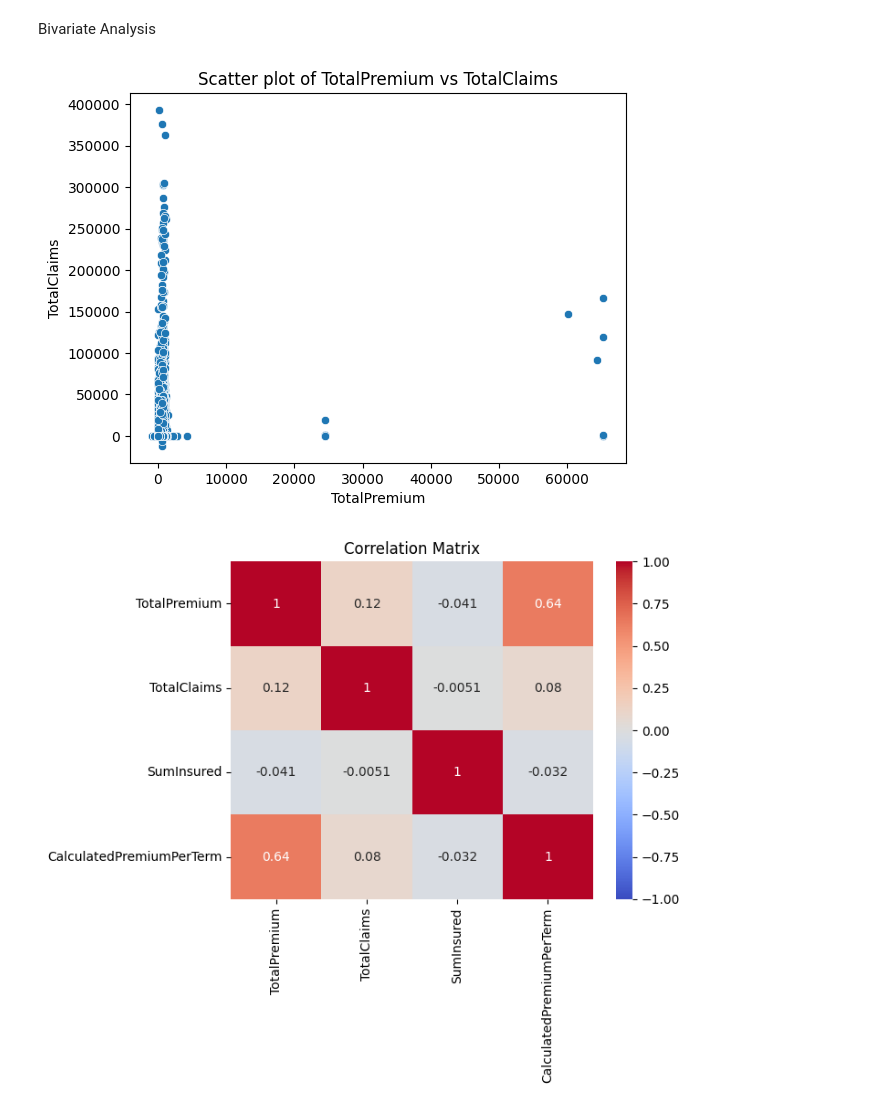
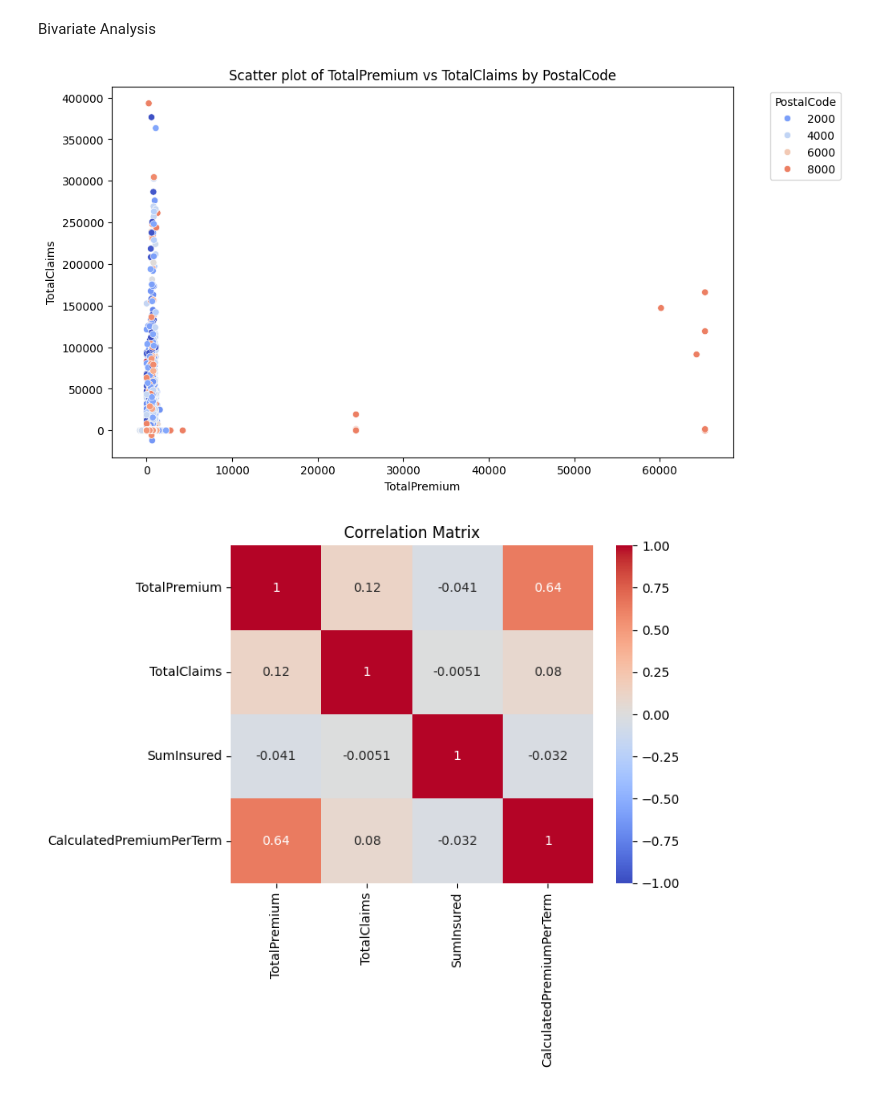
Before and after one commit to YonatanMoges/insurance-data-analysis, a Jupyter notebook: notebook/eda.ipynb, the cells around one changed output. Drawn from its saved outputs; the diff is of its cells as text; code cells hidden in the pictures.

Commit message:
Advanced Visualizations

```diff
--- a/notebook/eda.ipynb
+++ b/notebook/eda.ipynb
@@ -126,9 +126,9 @@ eda.plot_categorical_bar(df, categorical_columns)
 Bivariate Analysis
 # %%
 # Scatter plot of TotalPremium vs TotalClaims
-eda.plot_scatter(df, 'TotalPremium', 'TotalClaims')
+eda.plot_scatter_by_zipcode(df, 'TotalPremium', 'TotalClaims', 'PostalCode')
 # %% [output]
-[figure, old version]
+[figure, new version]
 # %%
 # Correlation matrix for numerical variables
 correlation_columns = ['TotalPremium', 'TotalClaims', 'SumInsured', 'CalculatedPremiumPerTerm']
```
Also changed, not shown: parts of 6 cells of this notebook, 2 other files.
